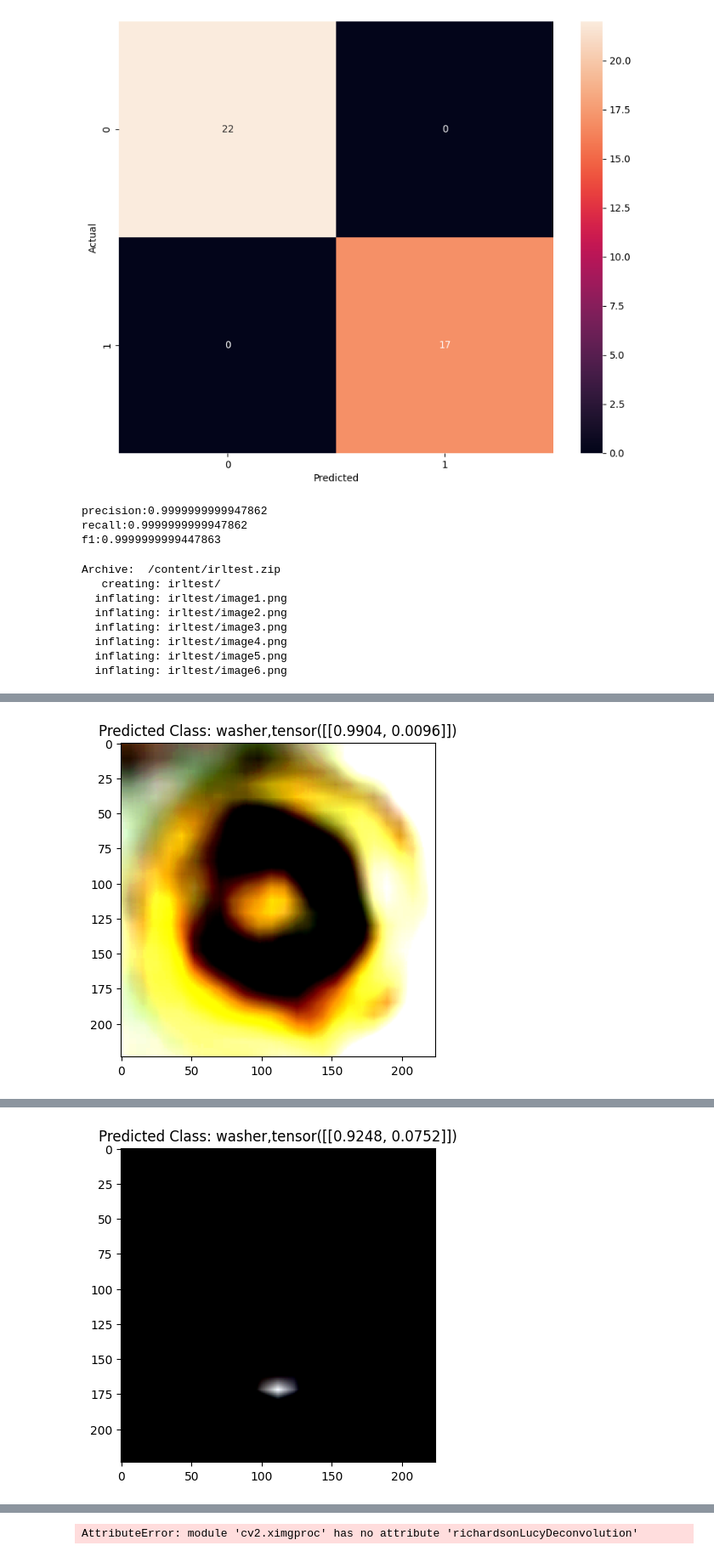
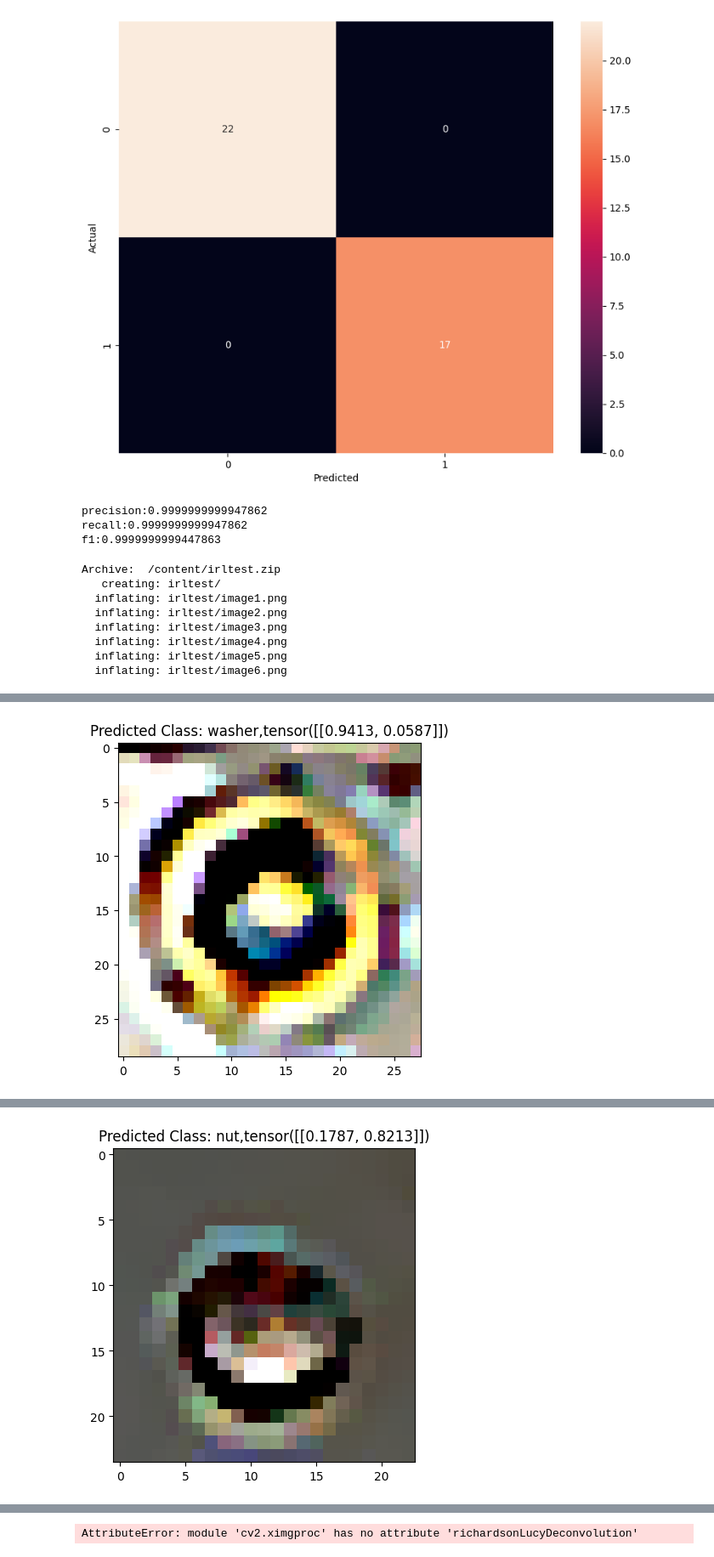
Before and after one commit to Gokul0Krishna/pytorchpractice, a Jupyter notebook: testingmodel.ipynb, the cells around one changed output, grey strips where cells are left out. Shown at 85% size. Cells and saved outputs as stored; diff of their text form; code cells hidden in the pictures.

```diff
--- a/testingmodel.ipynb
+++ b/testingmodel.ipynb
@@ -118,7 +139,7 @@ testloader = DataLoader(testdataset, batch_size=16, shuffle=True)
 # %%
 device = torch.device("cuda" if torch.cuda.is_available() else "cpu")
 # %%
-loaded_model = torch.load("/content/newclassifier.pth",weights_only=False,map_location=device)
+loaded_model = torch.load("/content/wtfclassifier.pth",weights_only=False,map_location=device)
 # %%
 from sklearn.metrics import confusion_matrix
 loaded_model.eval()
@@ -162,13 +183,13 @@ for i in range(confmatx.shape[0]):
     metrics['precision'].append(precision)
     metrics['recall'].append(recall)
     metrics['f1'].append(f1)
+
+for i in metrics:
+    print(f"{i}:{np.mean(metrics[i])}")
+# %% [output]
+precision:0.9999999999947862
+recall:0.9999999999947862
+f1:0.9999999999447863
-# %%
-for i in metrics:
-  print(f"{i}:{np.mean(metrics[i])}")
-# %% [output]
-precision:0.9999999999947862
-recall:0.9999999999947862
-f1:0.9999999999447863
 # %%
 !unzip "/content/irltest.zip"
 # %% [output]
@@ -183,12 +240,10 @@ Archive:  /content/irltest.zip
 # %%
 import os
-
+import cv2
 
 aug_transforms = transforms.Compose([
             transforms.Resize(256),
         transforms.CenterCrop(224),
-        transforms.RandomHorizontalFlip(),
-        transforms.ColorJitter(0.1, 0.1, 0.1),
         transforms.ToTensor(),
         transforms.Normalize([0.485, 0.456, 0.406], [0.229, 0.224, 0.225])
   ])
@@ -197,15 +252,14 @@ from matplotlib import pyplot as plt
 loaded_model.eval()
 for i in os.listdir("/content/irltest"):
     with torch.no_grad():
-      img=Image.open("/content/irltest/"+i).convert("RGB")
-      img=aug_transforms(img)
-      img = img.unsqueeze(0)
-      img = img.to(device) # Move input to the same device as the model
+      iamg=Image.open("/content/irltest/"+i).convert("RGB")
+      iamg=deblur_image_pil(iamg, iterations=2)
+      img=aug_transforms(iamg).unsqueeze(0).to(device)
       ouptut=loaded_model(img)
       prob=torch.softmax(ouptut,dim=1)
       predicted_class = torch.argmax(prob).item()
       img=img.squeeze(0).permute(1,2,0).cpu().numpy()
-      plt.imshow(img)
+      plt.imshow(iamg)
       plt.title(f"Predicted Class: {l[predicted_class]},{prob}")
       plt.show()
 # %% [output]
@@ -219 +269 @@ WARNING:matplotlib.image:Clipping input data to the valid range for imshow with
-[figure, old version]
+[figure, new version]
@@ -221 +270 @@ WARNING:matplotlib.image:Clipping input data to the valid range for imshow with
-[figure, old version]
+[figure, new version]
```
Also changed, not shown: parts of 3 cells of this notebook.
